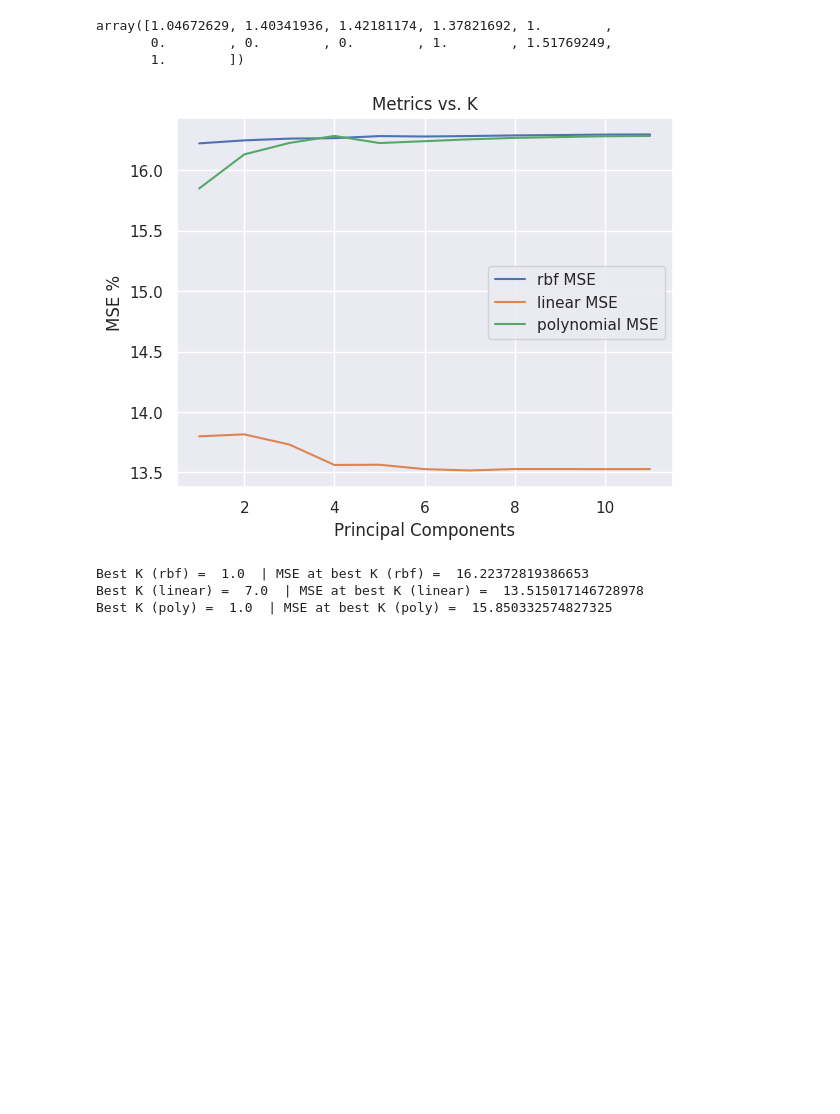
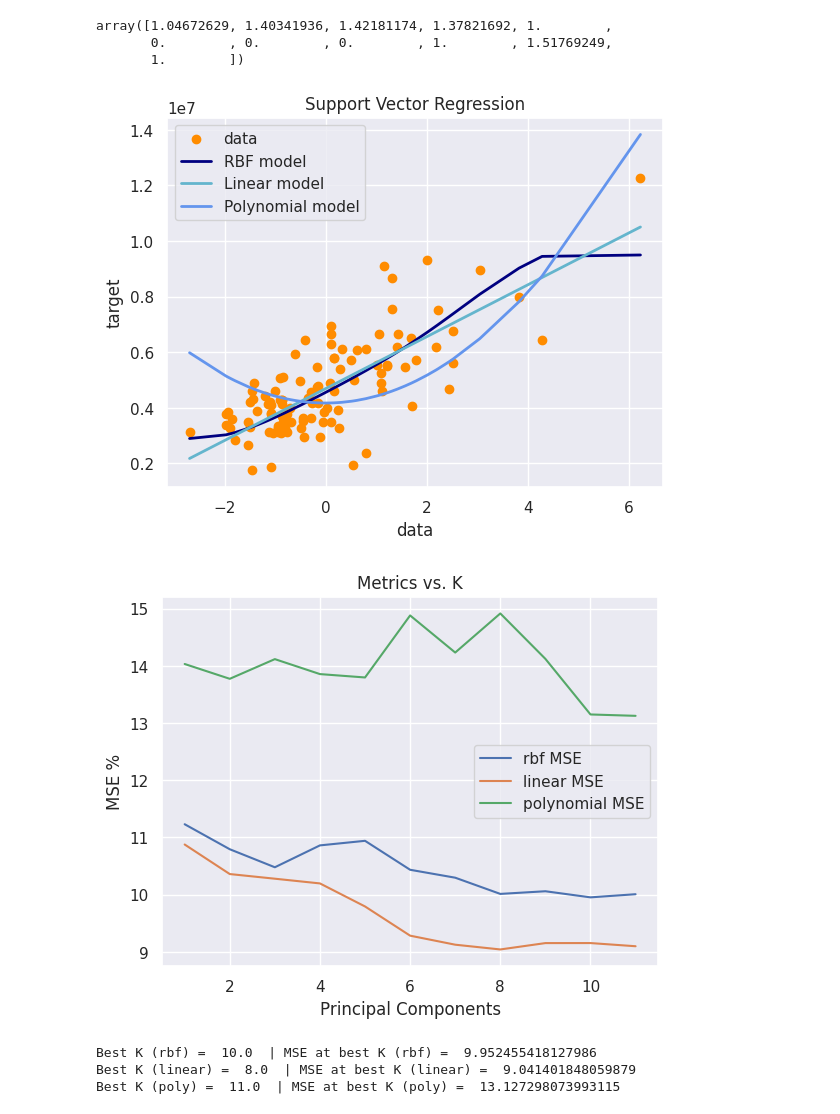
Before and after one commit to Erssa001/ECGR_4105, a Jupyter notebook: HW4_P2.ipynb, the cells around one changed output. Cells and saved outputs as stored; diff of their text form; code cells hidden in the pictures; blank space fills up the shorter version.

```diff
--- a/HW4_P2.ipynb
+++ b/HW4_P2.ipynb
@@ -50,13 +50,10 @@ array([1.04672629, 1.40341936, 1.42181174, 1.37821692, 1.        ,
 feat_to_use = len(X[0])
 K = np.zeros(feat_to_use)
 Acc = [np.ones(feat_to_use), np.ones(feat_to_use), np.ones(feat_to_use)]
-BestAcc = 100
-BestYPred = [0,0,0]
-BestYData = [0,0,0]
 
-svr_rbf = SVR(kernel='rbf', C=1e3, gamma=0.1)
-svr_lin = SVR(kernel='linear', C=1e3)
-svr_poly = SVR(kernel='poly', C=1e3, degree=2)
+y_rbf = SVR(kernel='rbf', C=3e6, gamma=0.1)
+y_lin = SVR(kernel='linear', C=2e5)
+y_poly = SVR(kernel='poly', C=5e6, degree=2)
 
 for i in range(1, feat_to_use + 1):
   n_components = i
@@ -65,40 +62,56 @@ for i in range(1, feat_to_use + 1):
 
   #Data is split into trainng (80%) and validation sets (20%)
   X_train, X_test, Y_train, Y_test = train_test_split(principalComponents, Y, test_size = 0.20, random_state = 0)
 
   # make predictions
-  rbf_pred = svr_rbf.fit(X_train, Y_train).predict(X_test)
-  lin_pred = svr_lin.fit(X_train, Y_train).predict(X_test)
-  poly_pred = svr_poly.fit(X_train, Y_train).predict(X_test)
+  pred_rbf = y_rbf.fit(X_train, Y_train).predict(X_test)
+  pred_lin = y_lin.fit(X_train, Y_train).predict(X_test)
+  pred_poly = y_poly.fit(X_train, Y_train).predict(X_test)
 
   # Next the scores for different validation metrics are displayed.
-  Acc[0][i - 1] = 100*(np.sqrt(metrics.mean_squared_error(Y_test, rbf_pred))/(max(Y_test) - min(Y_test)))
-  Acc[1][i - 1] = 100*(np.sqrt(metrics.mean_squared_error(Y_test, lin_pred))/(max(Y_test) - min(Y_test)))
-  Acc[2][i - 1] = 100*(np.sqrt(metrics.mean_squared_error(Y_test, poly_pred))/(max(Y_test) - min(Y_test)))
+  Acc[0][i - 1] = 100*(np.sqrt(metrics.mean_squared_error(Y_test, pred_rbf))/(max(Y_test) - min(Y_test)))
+  Acc[1][i - 1] = 100*(np.sqrt(metrics.mean_squared_error(Y_test, pred_lin))/(max(Y_test) - min(Y_test)))
+  Acc[2][i - 1] = 100*(np.sqrt(metrics.mean_squared_error(Y_test, pred_poly))/(max(Y_test) - min(Y_test)))
   K[i - 1] = n_components
+
+  if (n_components == 1):
+    sort_order = np.argsort(X_test.ravel())
+    X_test = X_test[sort_order].ravel()
+
+    lw = 2
+    plt.scatter(X_test, Y_test[sort_order].ravel(), color='darkorange', label='data')
+    plt.plot(X_test, pred_rbf[sort_order].ravel(), color='navy', lw=lw, label='RBF model')
+    plt.plot(X_test, pred_lin[sort_order].ravel(), color='c', lw=lw, label='Linear model')
+    plt.plot(X_test, pred_poly[sort_order].ravel(), color='cornflowerblue', lw=lw, label='Polynomial model')
+    plt.xlabel('data')
+    plt.ylabel('target')
+    plt.title('Support Vector Regression')
+    plt.legend()
+    plt.show()
 
 # Plot the metrics
 plt.plot(K, Acc[0], label='rbf MSE')
 plt.plot(K, Acc[1], label='linear MSE')
 plt.plot(K, Acc[2], label='polynomial MSE')
 
 # Set labels and legend
 plt.xlabel('Principal Components')
 plt.ylabel('MSE %')
 plt.legend()
 
 # Set plot title
 plt.title('Metrics vs. K')
 
 # Show the plot
 plt.show()
 
 #print info
 print('Best K (rbf) = ', K[np.argmin(Acc[0])], ' | MSE at best K (rbf) = ', min(Acc[0]))
 print('Best K (linear) = ', K[np.argmin(Acc[1])], ' | MSE at best K (linear) = ', min(Acc[1]))
 print('Best K (poly) = ', K[np.argmin(Acc[2])], ' | MSE at best K (poly) = ', min(Acc[2]))
 # %% [output]
-[figure, old version]
+[figure, new version]
+[figure, added]
-Best K (rbf) =  1.0  | MSE at best K (rbf) =  16.22372819386653
-Best K (linear) =  7.0  | MSE at best K (linear) =  13.515017146728978
-Best K (poly) =  1.0  | MSE at best K (poly) =  15.850332574827325
+Best K (rbf) =  10.0  | MSE at best K (rbf) =  9.952455418127986
+Best K (linear) =  8.0  | MSE at best K (linear) =  9.041401848059879
+Best K (poly) =  11.0  | MSE at best K (poly) =  13.127298073993115
```
Also changed, not shown: parts of 1 cell of this notebook.
